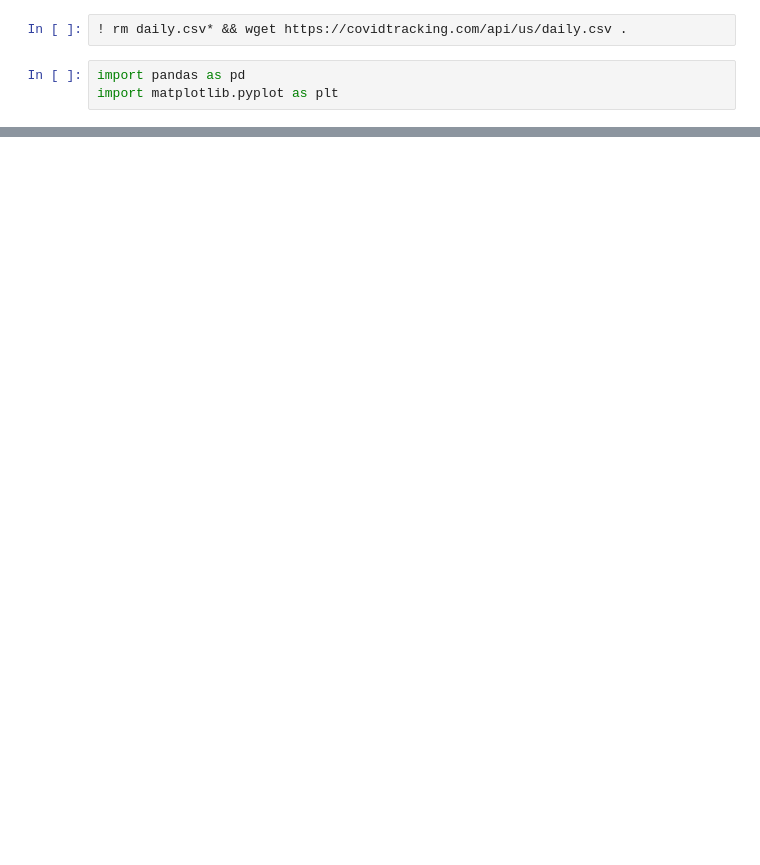
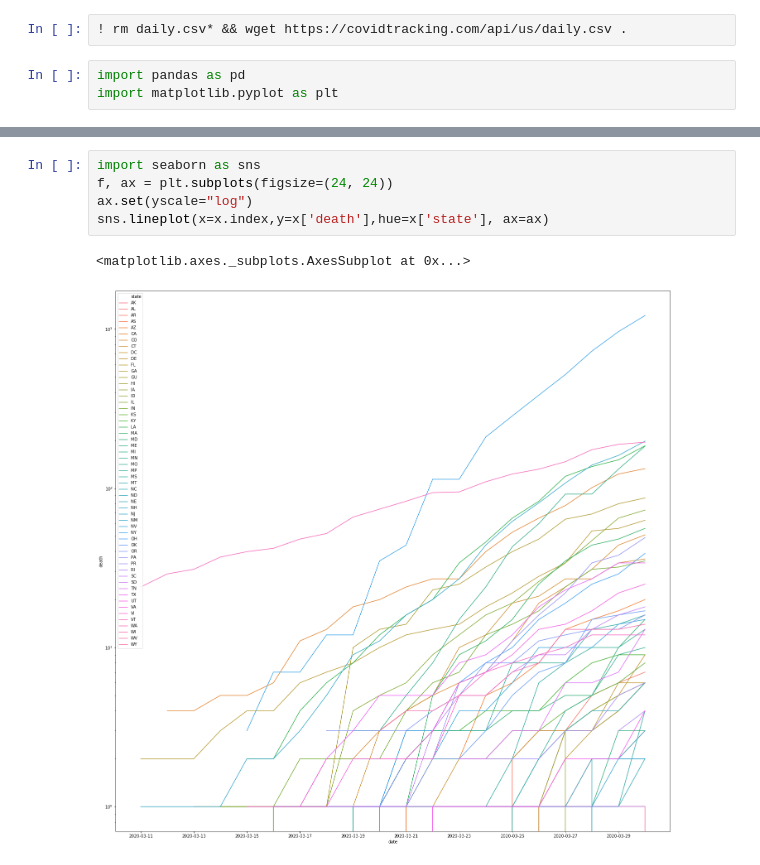
Before and after one commit to andrewkern/bio399, a Jupyter notebook: week2.ipynb, the cells around one changed output, grey strips where cells are left out. Saved outputs shown, nothing was run; the diff lists cells and outputs as text; blank space fills up the shorter version.

```diff
--- a/week2.ipynb
+++ b/week2.ipynb
@@ -15 +17,9 @@ x['positive'].plot()
+# %%
+import seaborn as sns
+f, ax = plt.subplots(figsize=(24, 24))
+ax.set(yscale="log")
+sns.lineplot(x=x.index,y=x['death'],hue=x['state'], ax=ax)
+# %% [output]
+<matplotlib.axes._subplots.AxesSubplot at 0x...>
+[figure, added]
 # %%
```
Also changed, not shown: parts of 4 cells of this notebook, 1 other file.
